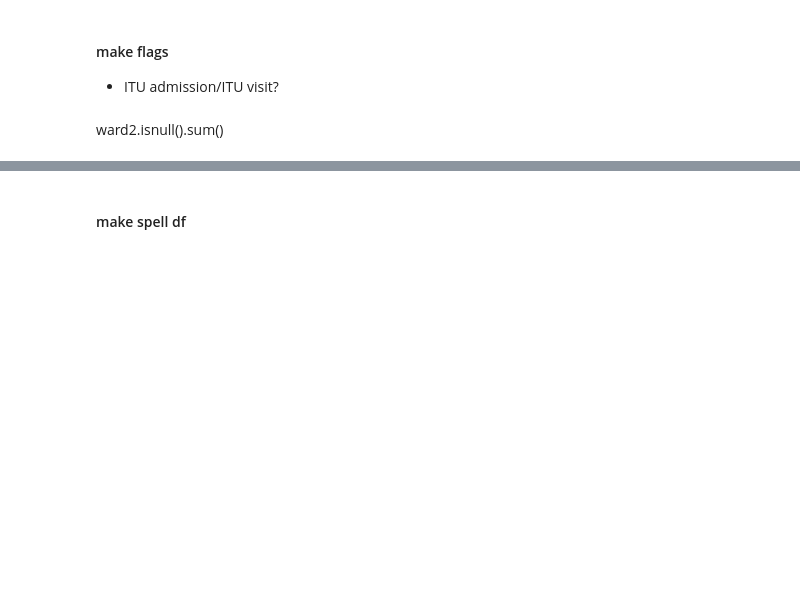
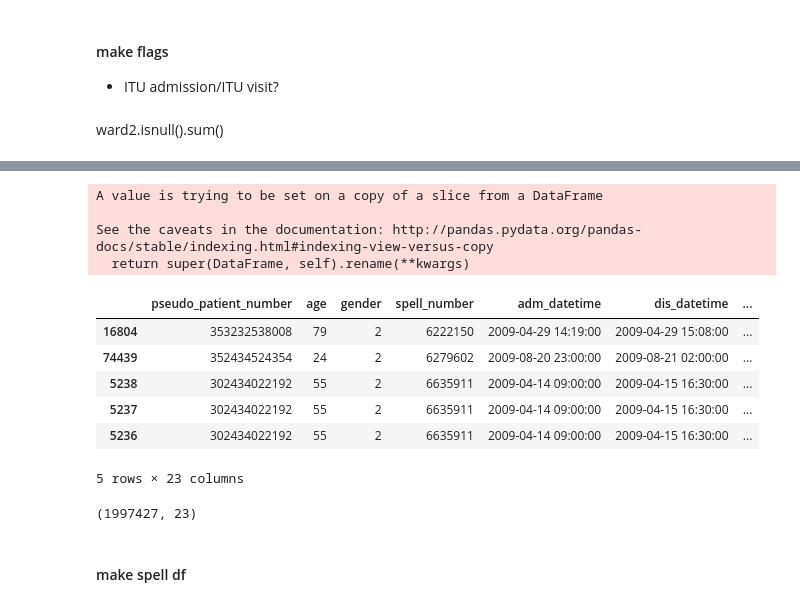
Before and after one commit to BradKeogh/EDclassification, a Jupyter notebook: notebooks/data_cleaning/00SGH_IPcleaning_v1(ward)_RR.ipynb, the cells around one changed output, grey strips where cells are left out. Cells and saved outputs as stored; diff of their text form; code cells hidden in the pictures; blank space fills up the shorter version.

```diff
--- a/notebooks/data_cleaning/SGH_IPcleaning_v1(ward)_RR.ipynb
+++ b/notebooks/data_cleaning/00SGH_IPcleaning_v1(ward)_RR.ipynb
@@ -371 +404,30 @@ ward2.isnull().sum()
+# %%
+col_renames = {
+    'ADM_TYPE':'admission_type',
+    'age_at__admission':'age',
+    'admission_date':'adm_datetime',
+    'discharge_date':'dis_datetime',
+
+}
+
+ward2.rename(columns=col_renames, inplace=True)
+# %% [output]
+A value is trying to be set on a copy of a slice from a DataFrame
+
+See the caveats in the documentation: http://pandas.pydata.org/pandas-docs/stable/indexing.html#indexing-view-versus-copy
+  return super(DataFrame, self).rename(**kwargs)
+# %%
+ward2.head()
+# %% [output]
+|  | pseudo_patient_number | age | gender | spell_number | adm_datetime | dis_datetime | ... |
+| 16804 | 353232538008 | 79 | 2 | 6222150 | 2009-04-29 14:19:00 | 2009-04-29 15:08:00 | ... |
+| 74439 | 352434524354 | 24 | 2 | 6279602 | 2009-08-20 23:00:00 | 2009-08-21 02:00:00 | ... |
+| 5238 | 302434022192 | 55 | 2 | 6635911 | 2009-04-14 09:00:00 | 2009-04-15 16:30:00 | ... |
+| 5237 | 302434022192 | 55 | 2 | 6635911 | 2009-04-14 09:00:00 | 2009-04-15 16:30:00 | ... |
+| 5236 | 302434022192 | 55 | 2 | 6635911 | 2009-04-14 09:00:00 | 2009-04-15 16:30:00 | ... |
+5 rows × 23 columns
+# %%
+ward2.shape
+# %% [output]
+(1997427, 23)
 # %%
```
Also changed, not shown: parts of 27 cells of this notebook, 31 other files.
